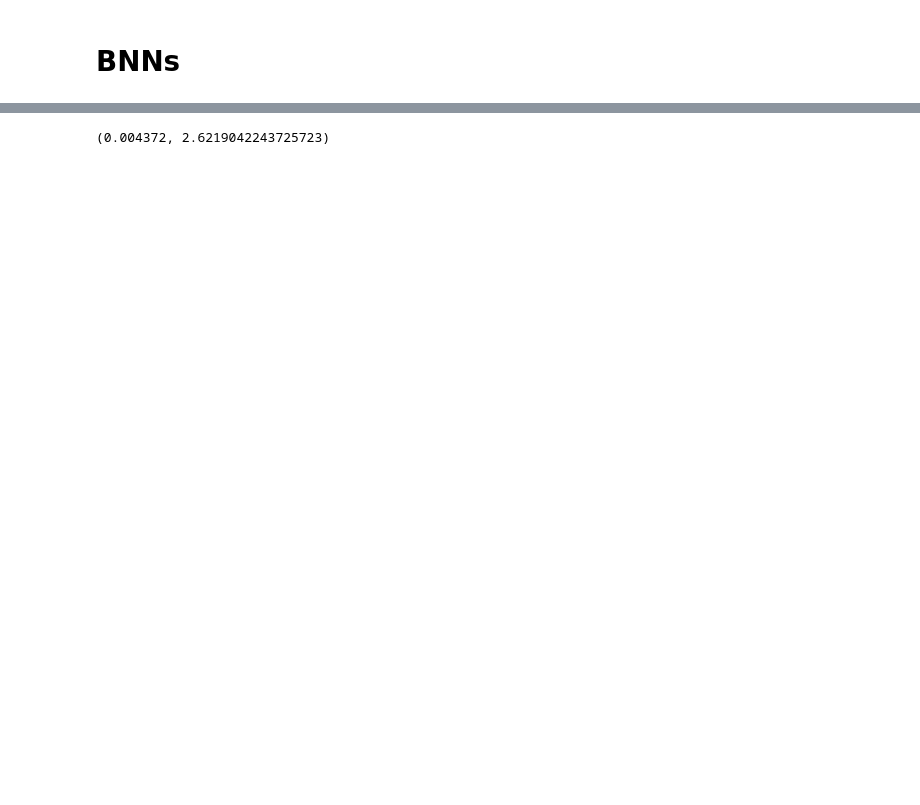
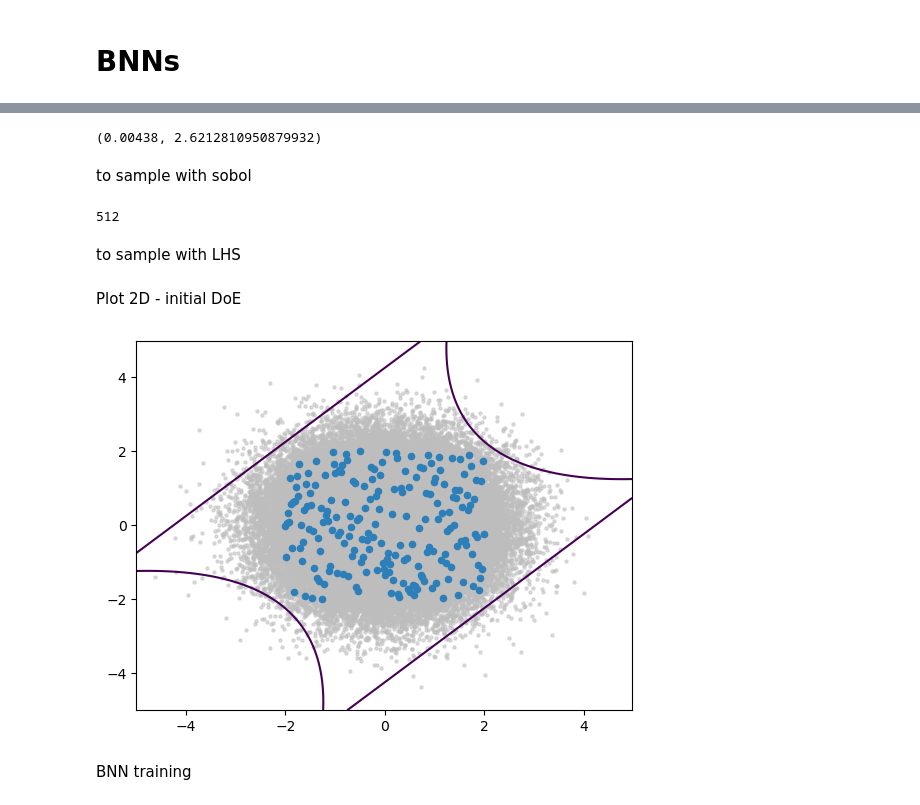
Before and after one commit to Jonalex7/SurrogateModels, a Jupyter notebook: BNNs/four_branch/BNN_Singletest.ipynb, the cells around one changed output, grey strips where cells are left out. Drawn from its saved outputs; the diff is of its cells as text; code cells hidden in the pictures; blank space fills up the shorter version.

Commit message:
Sobol and LHS sampling - plotting 2D

```diff
--- a/BNNs/four_branch/BNN_Singletest.ipynb
+++ b/BNNs/four_branch/BNN_Singletest.ipynb
@@ -28,14 +28,61 @@ Active Train
 # %%
 dim = 2
-n_mcs = int(1e6)
+n_mcs = int(1e5)
 x_test = np.random.normal(0, 1, size=(n_mcs, dim))
-
-exp = {'x1': [0, 1, 'normal'],
-       'x2': [0, 1, 'normal']}
 
 y_test = function(x_test)
 Pf_ref = np.sum( y_test < 0 ) / n_mcs
 B_ref= - norm.ppf( Pf_ref )
 Pf_ref, B_ref
 # %% [output]
-(0.004372, 2.6219042243725723)
+(0.00438, 2.6212810950879932)
+# %%
+delta = 0.025
+x1 = np.arange(-5.0, 5.0, delta)
+x2 = np.arange(-5.0, 5.0, delta)
+X1, X2 = np.meshgrid(x1, x2)
+Xt=np.stack((X1,X2),axis=2).reshape(-1,2) #sorting the random sampling (graph purposes)
+Yt = function(Xt)
+# %% [markdown]
+to sample with sobol
+# %%
+sampler = qmc.Sobol(d=2, scramble=True)    #d=dimensionality
+sample = sampler.random_base2(m=9)   #change m=exponent to increase the sample size
+
+l_bounds = [-2.0, -2.0]  #design domain for each variable in the physical space
+u_bounds = [2.0, 2.0]
+X = qmc.scale(sample, l_bounds, u_bounds)
+
+Y = function(X)
+len(X)
+# %% [output]
+512
+# %% [markdown]
+to sample with LHS
+# %%
+passive_samples = 200
+X = np.zeros((passive_samples, dim))
+
+exp_norm = {}
+for var_name in range(dim):
+    exp_norm['x'+ str(var_name+1)] = [-2, 2]    #initial design domain for each variable in the physical space
+#Latin hypercube sampling
+Xdoe = build.space_filling_lhs(exp_norm , num_samples = passive_samples)
+
+for margin in range (0, dim):
+    var = 'x' + str (margin + 1)
+    X[:, margin] = Xdoe[var]
+
+Y = function(X)
+# %% [markdown]
+Plot 2D - initial DoE
+# %%
+fig, ax = plt.subplots()
+ax.scatter(x_test[:,0], x_test[:,1], s=5, alpha=0.5, c='#bdbdbd')
+ax.scatter(X[:,0], X[:,1], s=20, alpha=1, c='#2c7fb8')
+CS = ax.contour(X1, X2, Yt.reshape(len(x1),-1), [0])
+# ax.clabel(CS, inline=False, fontsize=10)
+# %% [output]
+[figure, added]
+# %% [markdown]
+BNN training
```
Also changed, not shown: parts of 21 cells of this notebook, 1 other file.
